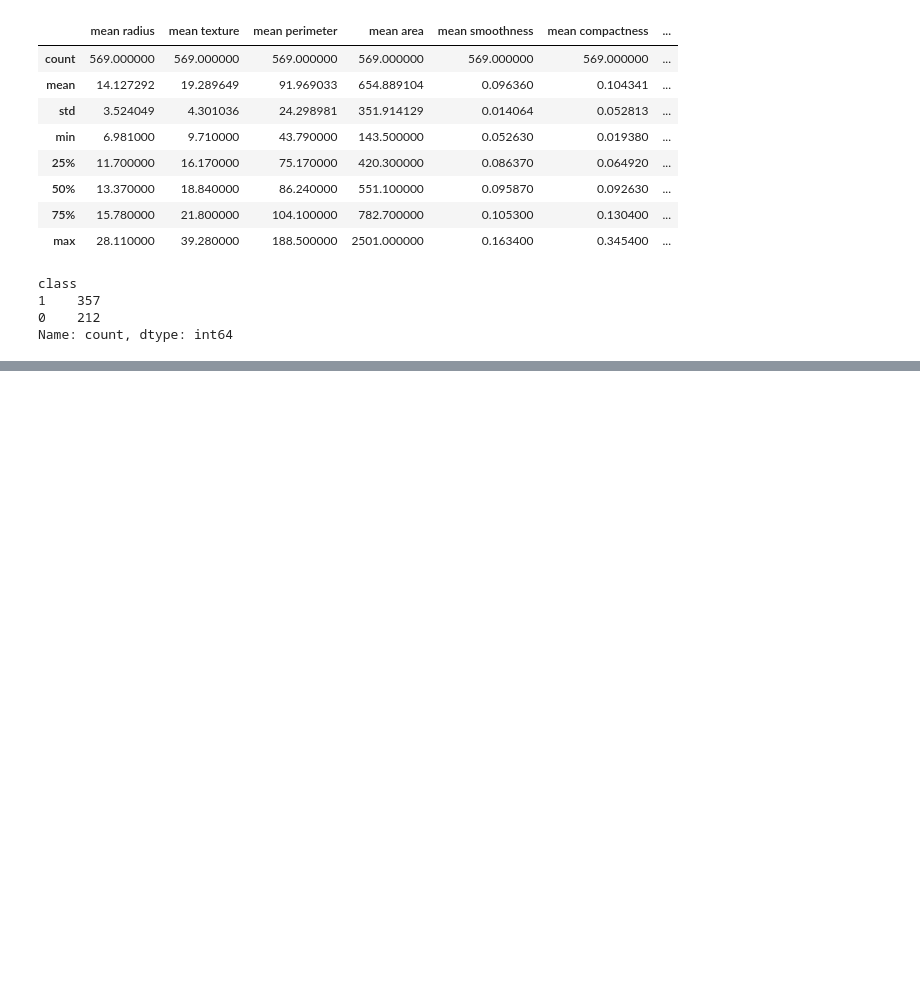
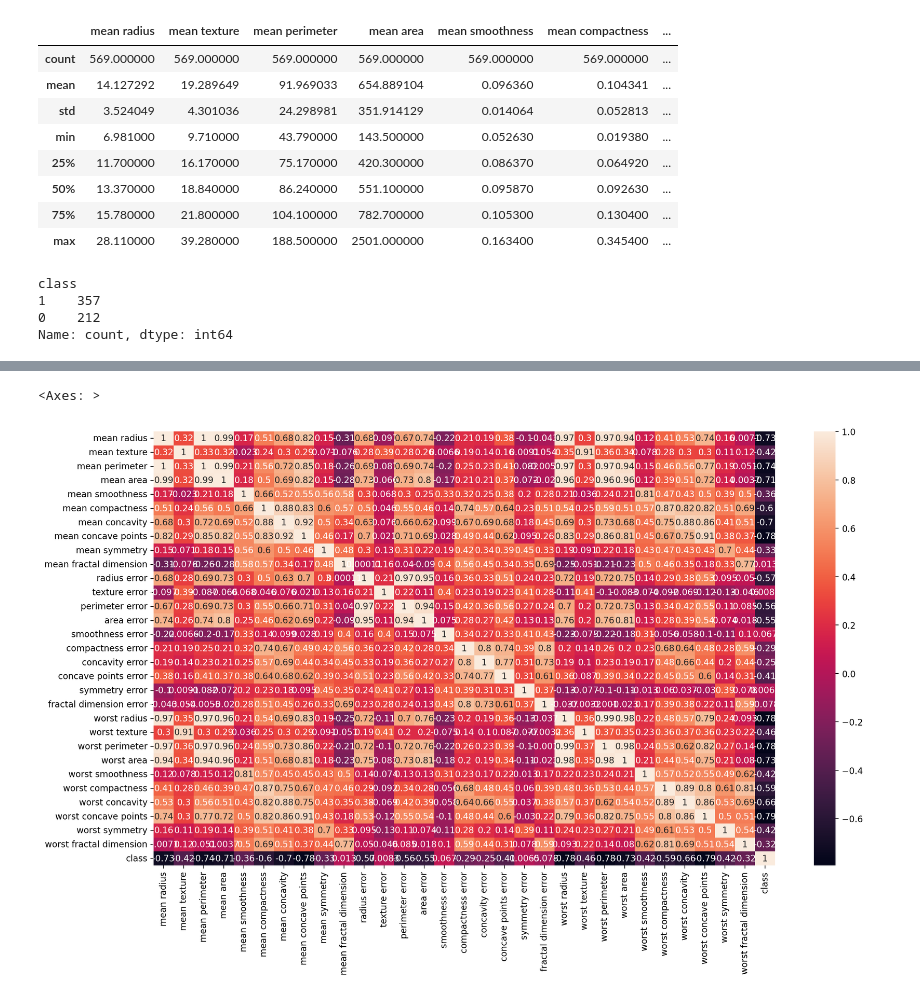
Before and after one commit to beniamine3155/Machine_Learning_AtoZ, a Jupyter notebook: 10_Cross_Validation/cross_validation.ipynb, the cells around one changed output, grey strips where cells are left out. Saved outputs shown, nothing was run; the diff lists cells and outputs as text; code cells hidden in the pictures; blank space fills up the shorter version.

```diff
--- a/10_Cross_Validation/cross_validation.ipynb
+++ b/10_Cross_Validation/cross_validation.ipynb
@@ -109,0 +136,6 @@ Name: count, dtype: int64
+# %%
+corr = df.corr()
+sns.heatmap(corr, annot=True)
+# %% [output]
+<Axes: >
+[figure, added]
```
Also changed, not shown: parts of 3 cells of this notebook.
